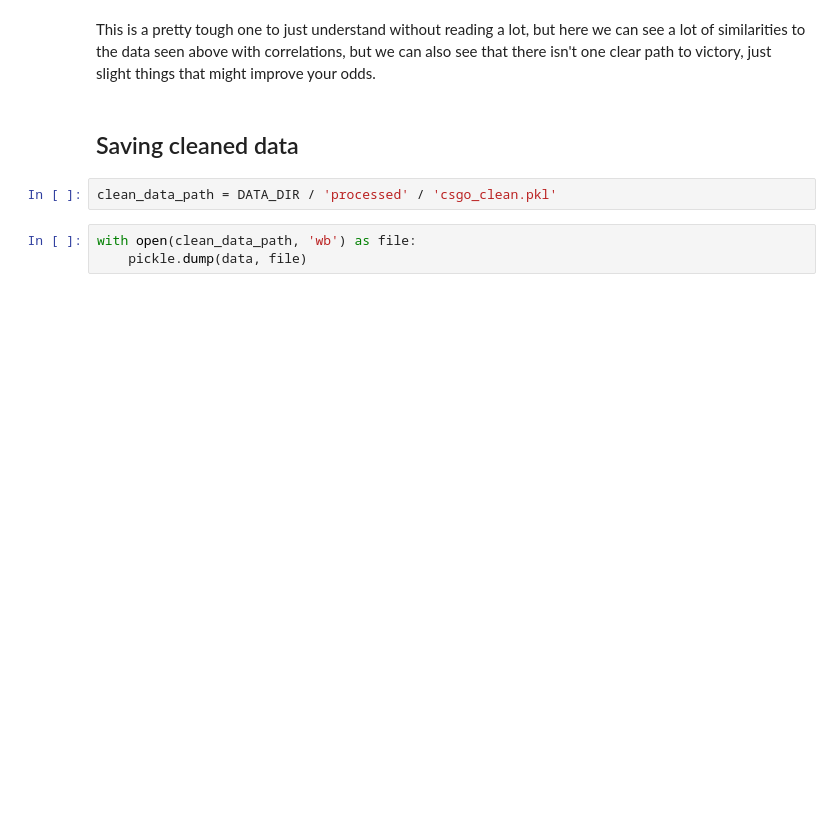
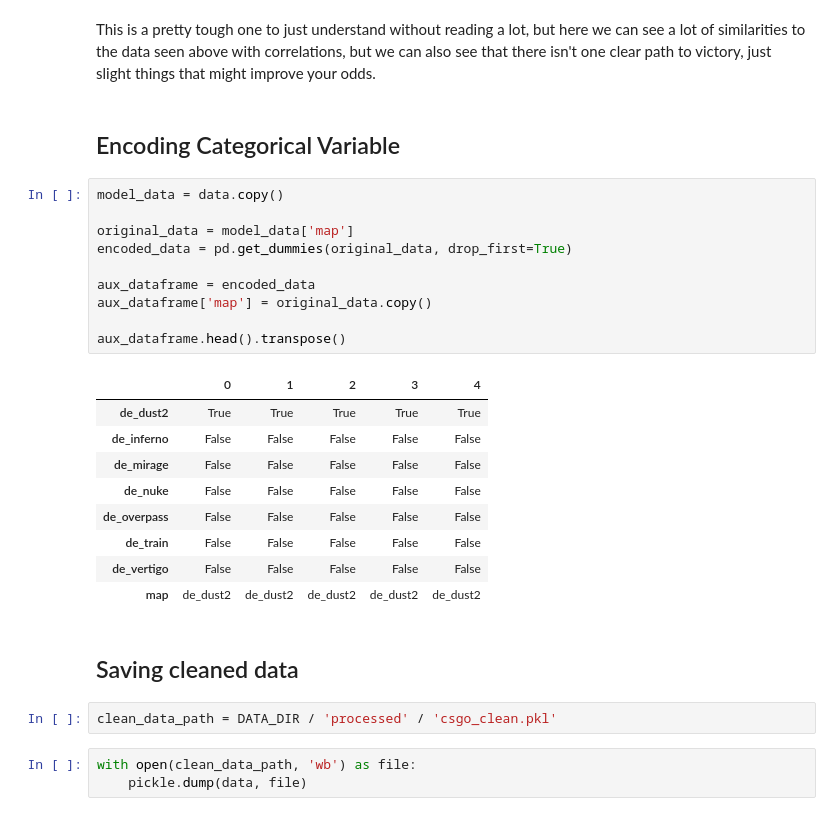
Before and after one commit to devfernandoa/CSRoundPrediction, a Jupyter notebook: notebooks/02_analysis.ipynb, the cells around one changed output. Drawn from its saved outputs; the diff is of its cells as text; blank space fills up the shorter version.

```diff
--- a/notebooks/02_analysis.ipynb
+++ b/notebooks/02_analysis.ipynb
@@ -283,5 +283,27 @@ plt.show()
 # %% [markdown]
 This is a pretty tough one to just understand without reading a lot, but here we can see a lot of similarities to the data seen above with correlations, but we can also see that there isn't one clear path to victory, just slight things that might improve your odds.
+# %% [markdown]
+## Encoding Categorical Variable
+# %%
+model_data = data.copy()
+
+original_data = model_data['map']
+encoded_data = pd.get_dummies(original_data, drop_first=True)
+
+aux_dataframe = encoded_data
+aux_dataframe['map'] = original_data.copy()
+
+aux_dataframe.head().transpose()
+# %% [output]
+|  | 0 | 1 | 2 | 3 | 4 |
+| de_dust2 | True | True | True | True | True |
+| de_inferno | False | False | False | False | False |
+| de_mirage | False | False | False | False | False |
+| de_nuke | False | False | False | False | False |
+| de_overpass | False | False | False | False | False |
+| de_train | False | False | False | False | False |
+| de_vertigo | False | False | False | False | False |
+| map | de_dust2 | de_dust2 | de_dust2 | de_dust2 | de_dust2 |
 # %% [markdown]
 ## Saving cleaned data
 # %%
```
Also changed, not shown: parts of 2 cells of this notebook, 2 other files.
